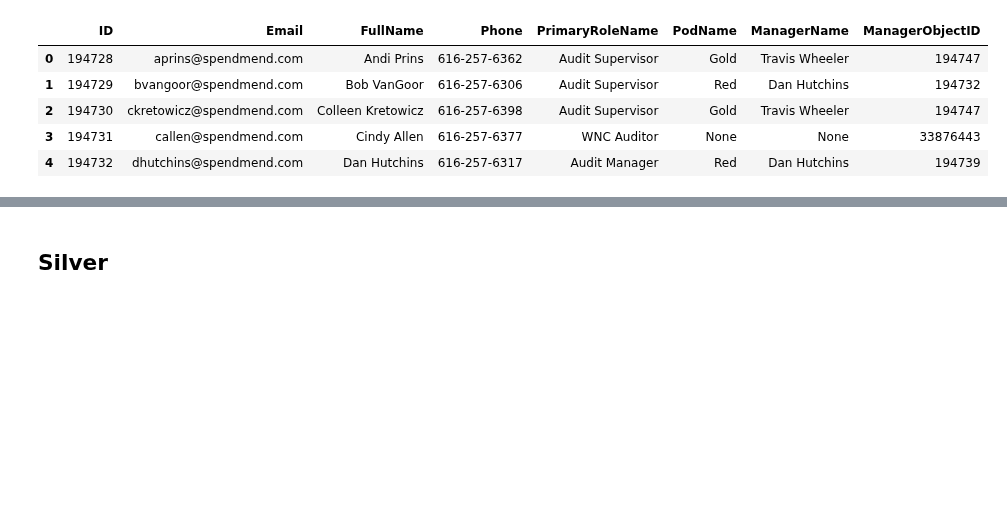
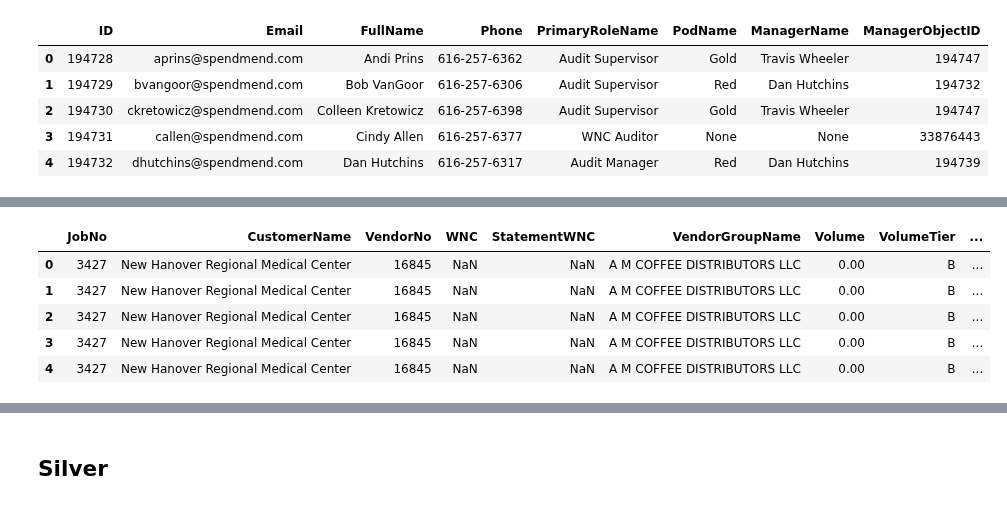
Before and after one commit to cpassorelli/call-reports, a Jupyter notebook: ipython/requests-data-warehouse-integration-exploration.ipynb, the cells around one changed output, grey strips where cells are left out. Cells and saved outputs as stored; diff of their text form; code cells hidden in the pictures; blank space fills up the shorter version.

```diff
--- a/ipython/requests-data-warehouse-integration-exploration.ipynb
+++ b/ipython/requests-data-warehouse-integration-exploration.ipynb
@@ -535,0 +577,29 @@ employees.where('ID = 12611466').toPandas()
+# %%
+(
+    requests
+    .join(
+        jobs
+            .select(
+                'JobNo',
+                'ManagerPodName',
+                'ManagerID',
+                'SupervisorID'
+            ),
+        on='JobNo',
+        how='inner'
+    )
+    .join(
+        employees,
+        on=requests['RequesterFullName'] == employees['FullName'],
+        how='inner'
+    )
+    .limit(5)
+    .toPandas()
+)
+# %% [output]
+|  | JobNo | CustomerName | VendorNo | WNC | StatementWNC | VendorGroupName | Volume | VolumeTier | ... |
+| 0 | 3427 | New Hanover Regional Medical Center | 16845 | NaN | NaN | A M COFFEE DISTRIBUTORS LLC | 0.00 | B | ... |
+| 1 | 3427 | New Hanover Regional Medical Center | 16845 | NaN | NaN | A M COFFEE DISTRIBUTORS LLC | 0.00 | B | ... |
+| 2 | 3427 | New Hanover Regional Medical Center | 16845 | NaN | NaN | A M COFFEE DISTRIBUTORS LLC | 0.00 | B | ... |
+| 3 | 3427 | New Hanover Regional Medical Center | 16845 | NaN | NaN | A M COFFEE DISTRIBUTORS LLC | 0.00 | B | ... |
+| 4 | 3427 | New Hanover Regional Medical Center | 16845 | NaN | NaN | A M COFFEE DISTRIBUTORS LLC | 0.00 | B | ... |
```
Also changed, not shown: parts of 20 cells of this notebook, 1 other file.
